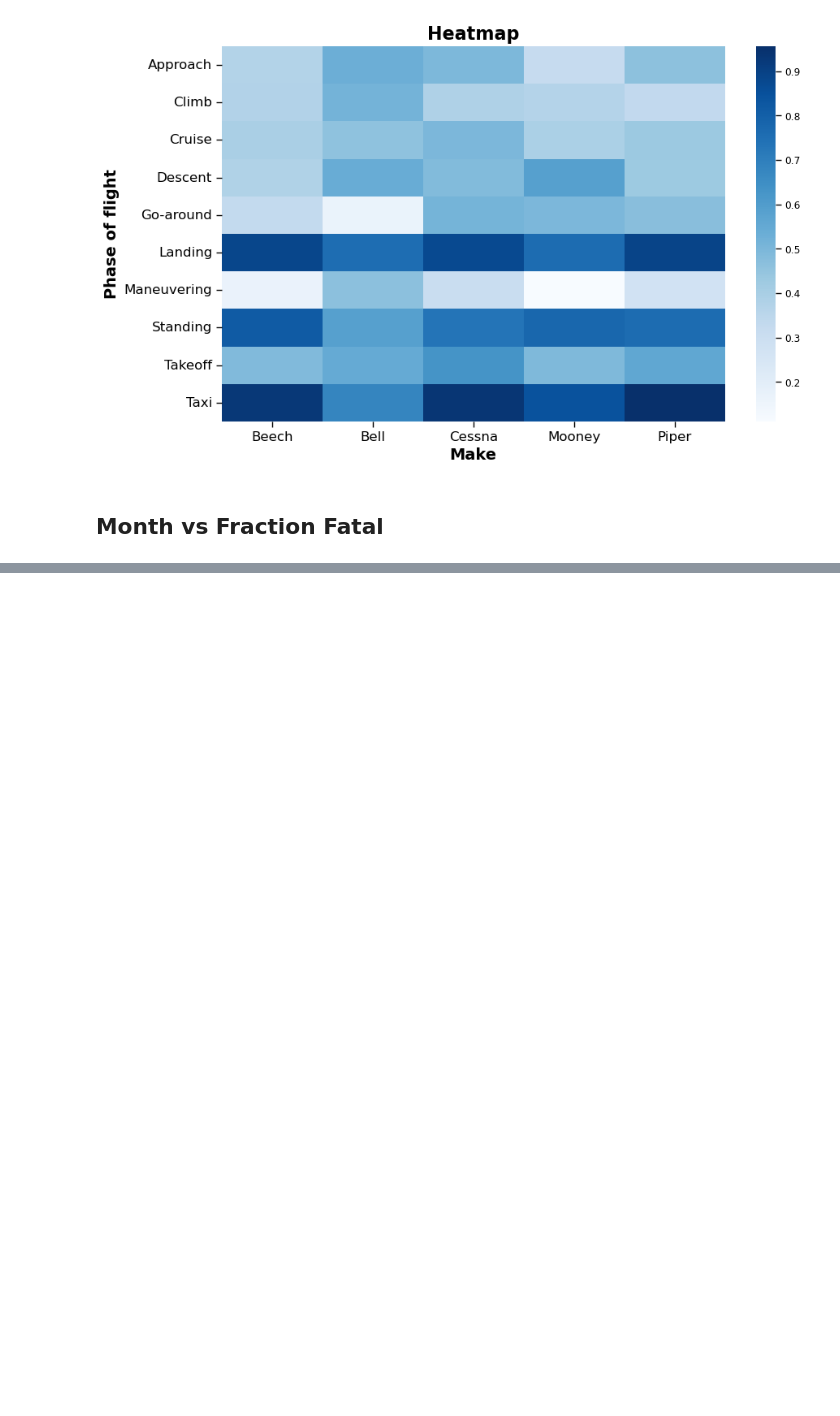
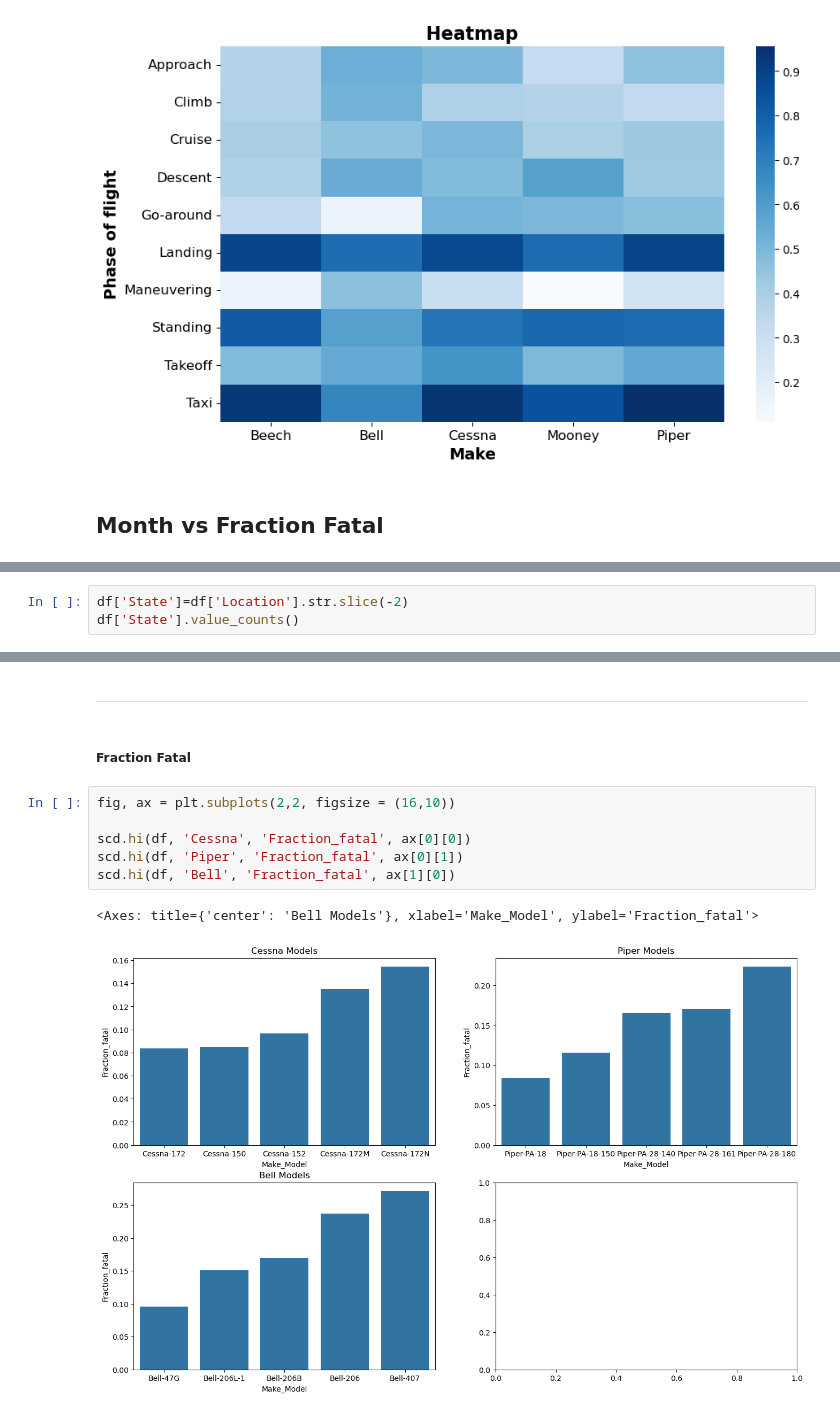
Before and after one commit to jgoett2/Phase1-Airplane-Zach-Jeff, a Jupyter notebook: Analysis.ipynb, the cells around one changed output, grey strips where cells are left out. Saved outputs shown, nothing was run; the diff lists cells and outputs as text; blank space fills up the shorter version.

```diff
--- a/Analysis.ipynb
+++ b/Analysis.ipynb
@@ -245,3 +248,6 @@ df[['Aircraft.damage', 'Total.Fatal.Injuries', 'Total.Serious.Injuries', 'Total.
 |  | Cessna | 0.157895 | 0.263158 | 1.421053 |
 |  | Mooney | 0.500000 | 0.000000 | 1.000000 |
 |  | Piper | 0.545455 | 0.545455 | 0.818182 |
+# %%
+df['State']=df['Location'].str.slice(-2)
+df['State'].value_counts()
@@ -247,0 +301,13 @@ df[['Aircraft.damage', 'Total.Fatal.Injuries', 'Total.Serious.Injuries', 'Total.
+# %% [markdown]
+----------------------
+# %% [markdown]
+##### Fraction Fatal
+# %%
+fig, ax = plt.subplots(2,2, figsize = (16,10))
+
+scd.hi(df, 'Cessna', 'Fraction_fatal', ax[0][0])
+scd.hi(df, 'Piper', 'Fraction_fatal', ax[0][1])
+scd.hi(df, 'Bell', 'Fraction_fatal', ax[1][0])
+# %% [output]
+<Axes: title={'center': 'Bell Models'}, xlabel='Make_Model', ylabel='Fraction_fatal'>
+[figure, added]
```
Also changed, not shown: parts of 22 cells of this notebook, 16 other files.
